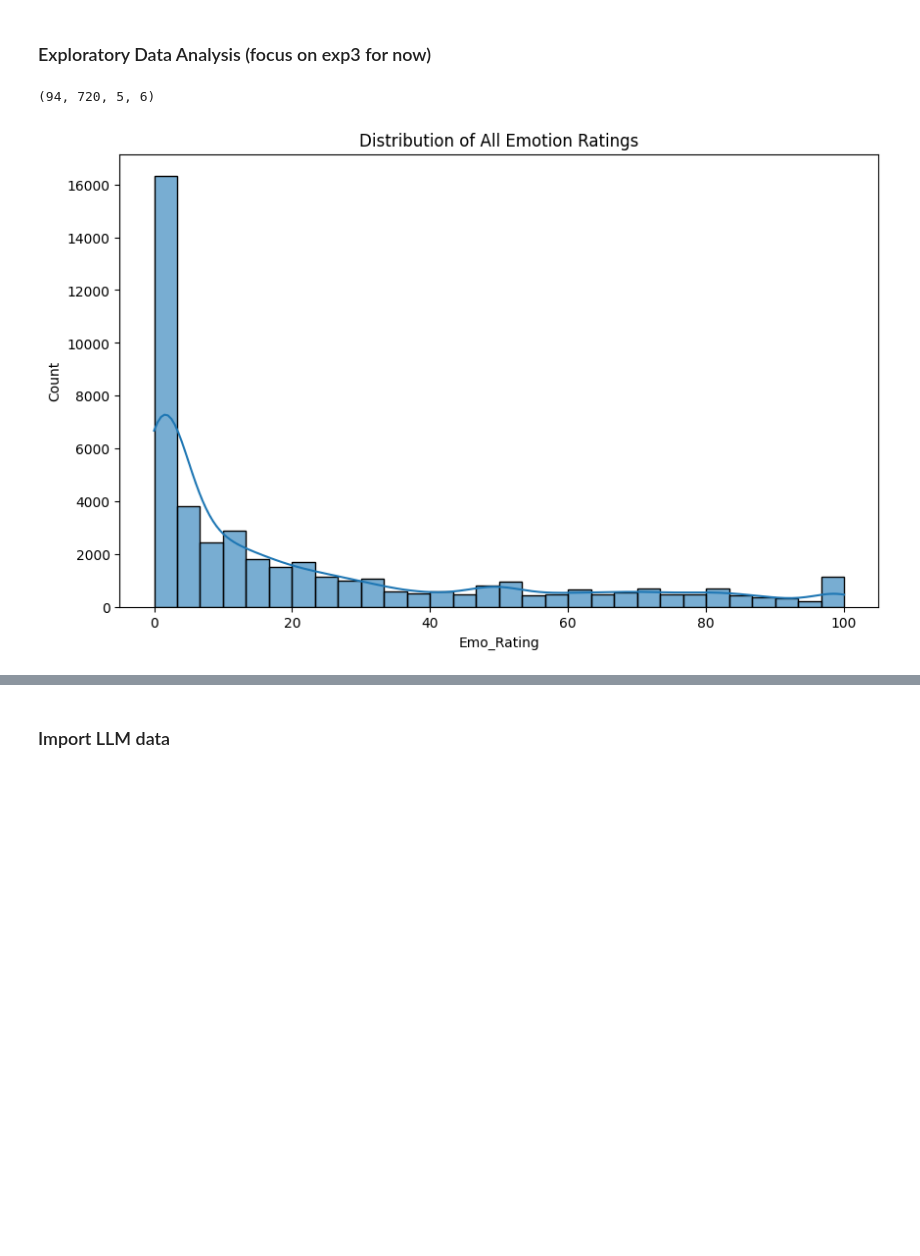
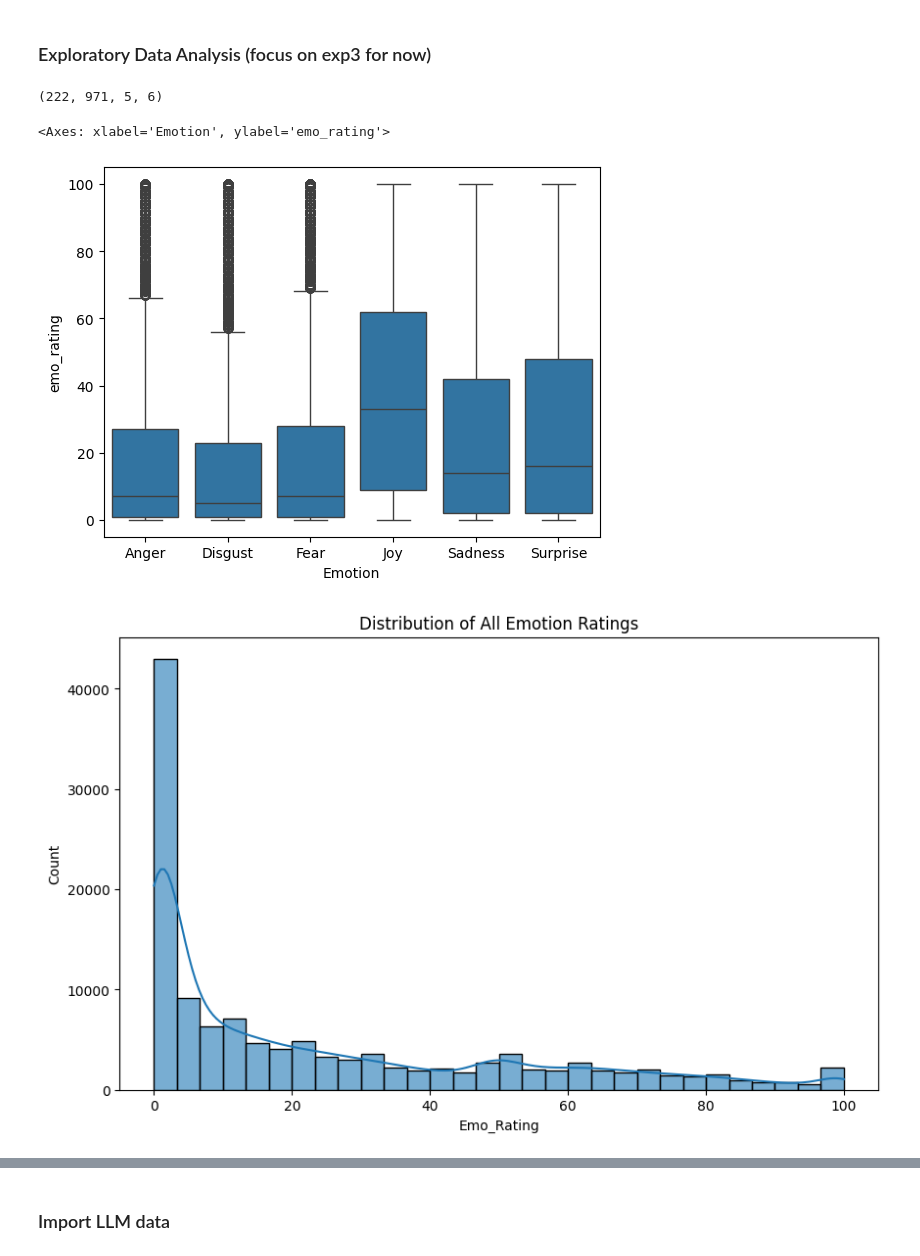
Before and after one commit to stelladongjz/emotion-art, a Jupyter notebook: analysis/human_and_LLM_ratings_EDA.ipynb, the cells around one changed output, grey strips where cells are left out. Saved outputs shown, nothing was run; the diff lists cells and outputs as text; code cells hidden in the pictures; blank space fills up the shorter version.

```diff
--- a/analysis/human_and_LLM_ratings_EDA.ipynb
+++ b/analysis/human_and_LLM_ratings_EDA.ipynb
@@ -43,19 +48,24 @@ human_ratings.rename(columns={'Participant_Private':'participant'},inplace=True)
 ### Exploratory Data Analysis (focus on exp3 for now)
 # %%
 #check number of unique participants
-emo_df['participant'].nunique(), emo_df['Image Name'].nunique(), emo_df['Image Category'].nunique(), emo_df['Emotion'].nunique()
+human_df['participant'].nunique(), human_df['image'].nunique(), human_df['image_category'].nunique(), human_df['Emotion'].nunique()
 # %% [output]
-(94, 720, 5, 6)
+(222, 971, 5, 6)
+# %%
+sns.boxplot(x='Emotion', y='emo_rating', data=human_df)
+# %% [output]
+<Axes: xlabel='Emotion', ylabel='emo_rating'>
+[figure, added]
 # %%
 plt.figure(figsize=(10,6))
 # Histogram of all ratings
-sns.histplot(emo_df['Emo_Rating'], bins=30, kde=True, alpha=0.6)
+sns.histplot(human_df['emo_rating'], bins=30, kde=True, alpha=0.6)
 
 plt.title('Distribution of All Emotion Ratings')
 plt.xlabel('Emo_Rating')
 plt.ylabel('Count')
 plt.show()
 # %% [output]
-[figure, old version]
+[figure, new version]
 # %%
 # Set up a FacetGrid: one panel per emotion
```
Also changed, not shown: parts of 16 cells of this notebook.
